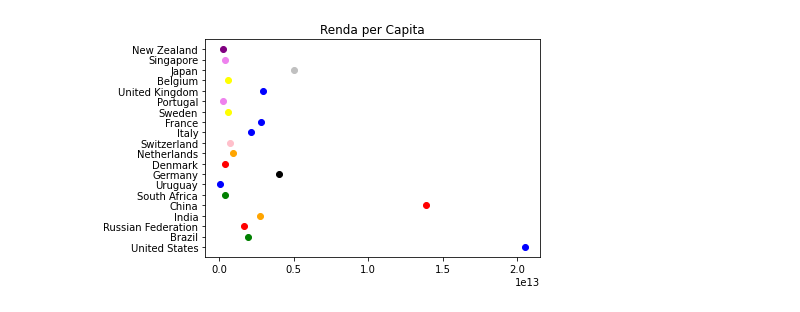
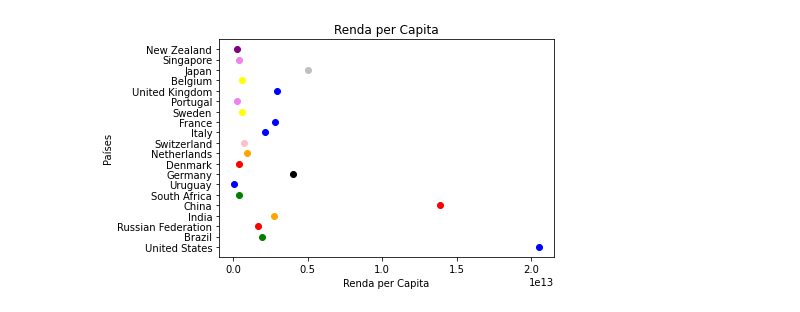
Before and after one commit to insper-classroom/22-2a-cd-p2-grupo_joaovoa, a Jupyter notebook: Projeto_2.ipynb, the cells around one changed output. Drawn from its saved outputs; the diff is of its cells as text; code cells hidden in the pictures.

```diff
--- a/Projeto_2.ipynb
+++ b/Projeto_2.ipynb
@@ -58,16 +65,18 @@ plt.show()
 # %%
 for i in range(len(paises)):
     y = paises[i]
     j = n_pais[i]
     x = gdp.loc[j,"2018"]
     cor = cores[i]
 
     plt.scatter(x,y, color=cor)
 
+plt.xlabel('Renda per Capita')
+plt.ylabel('Países')
 plt.title("Renda per Capita")
 plt.show()
 # %% [output]
-[figure, old version]
+[figure, new version]
 # %%
 for i in range(len(paises)):
     y = paises[i]
```
Also changed, not shown: parts of 18 cells of this notebook.
